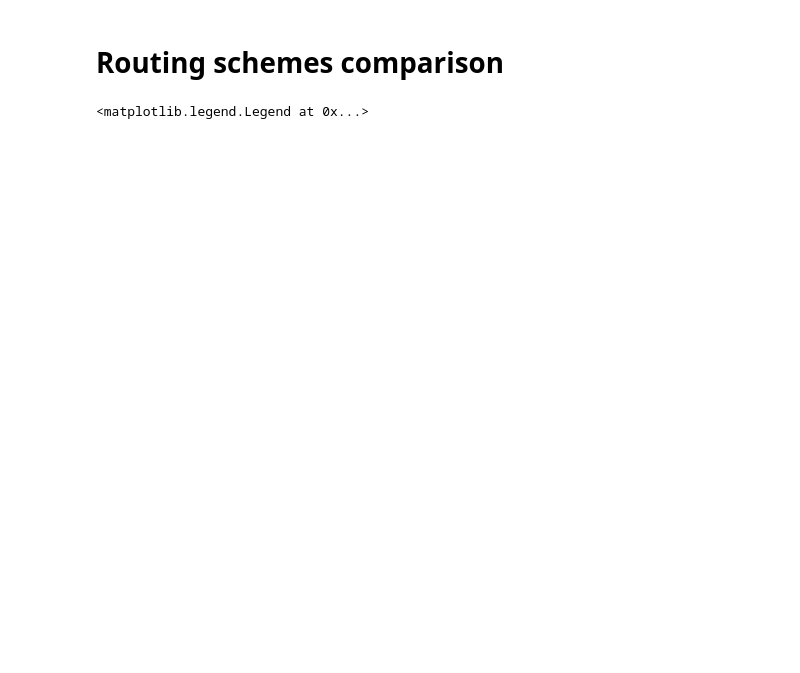
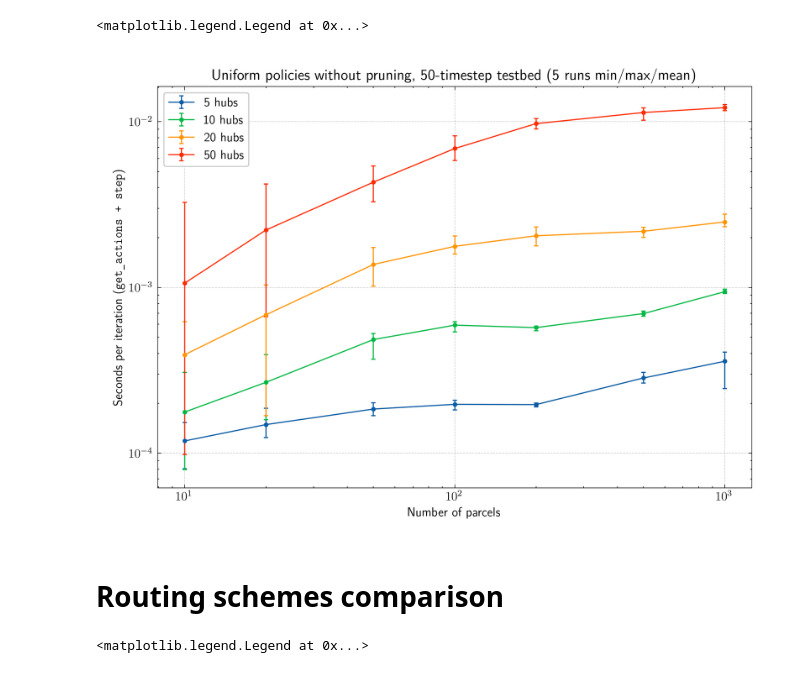
Before and after one commit to google-research/laurel, a Jupyter notebook: notebooks/random_routing.ipynb, the cells around one changed output. Drawn from its saved outputs; the diff is of its cells as text; code cells hidden in the pictures; blank space fills up the shorter version.

```diff
--- a/notebooks/random_routing.ipynb
+++ b/notebooks/random_routing.ipynb
@@ -138,3 +291,29 @@ ax.legend()
+# %%
+# Plot performances.
+fig, ax = plt.subplots()
+ax.set_title("Uniform policies without pruning, 50-timestep testbed (5 runs min/max/mean)")
+ax.set_xlabel("Number of parcels")
+ax.set_ylabel(r"Seconds per iteration (\texttt{get_actions + step})")
+ax.set_xscale('log')
+ax.set_yscale('log')
+times[times == 0] = np.nan
+times_ = times / iterations
+for i, num_hubs in enumerate(nums_hubs):
+    ax.errorbar(
+        nums_parcels,
+        np.nanmean(times_[i], 1),
+        np.stack([
+            np.nanmean(times_[i], 1) - np.nanmin(times_[i], 1),
+            np.nanmax(times_[i], 1) - np.nanmean(times_[i], 1)
+        ]),
+        fmt='.-',
+        capsize=2,
+        label=f'{num_hubs} hubs'
+    )
+ax.legend()
+# %% [output]
+<matplotlib.legend.Legend at 0x...>
+[figure, added]
 # %% [markdown]
 # Routing schemes comparison
 # %%
```
Also changed, not shown: parts of 11 cells of this notebook, 6 other files.
